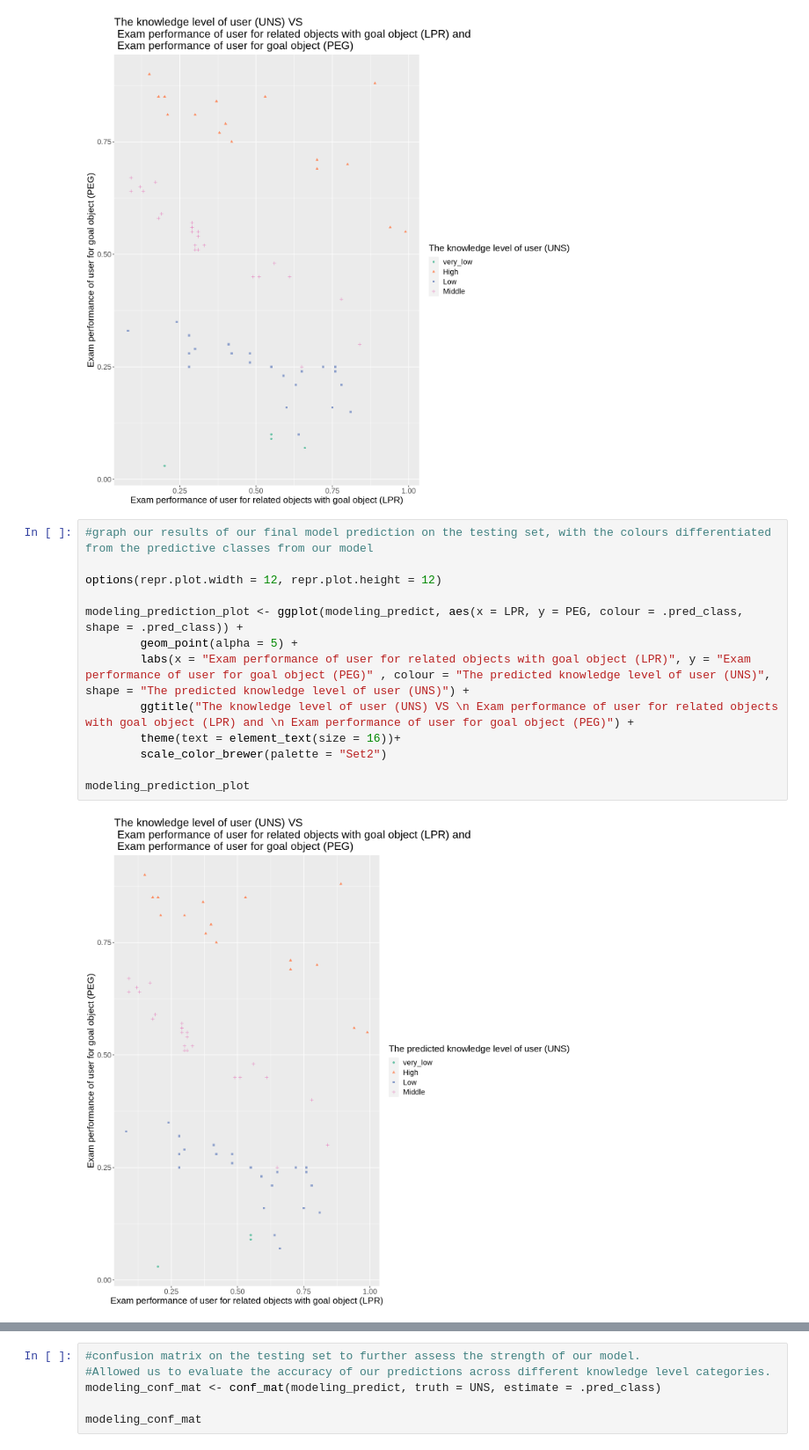
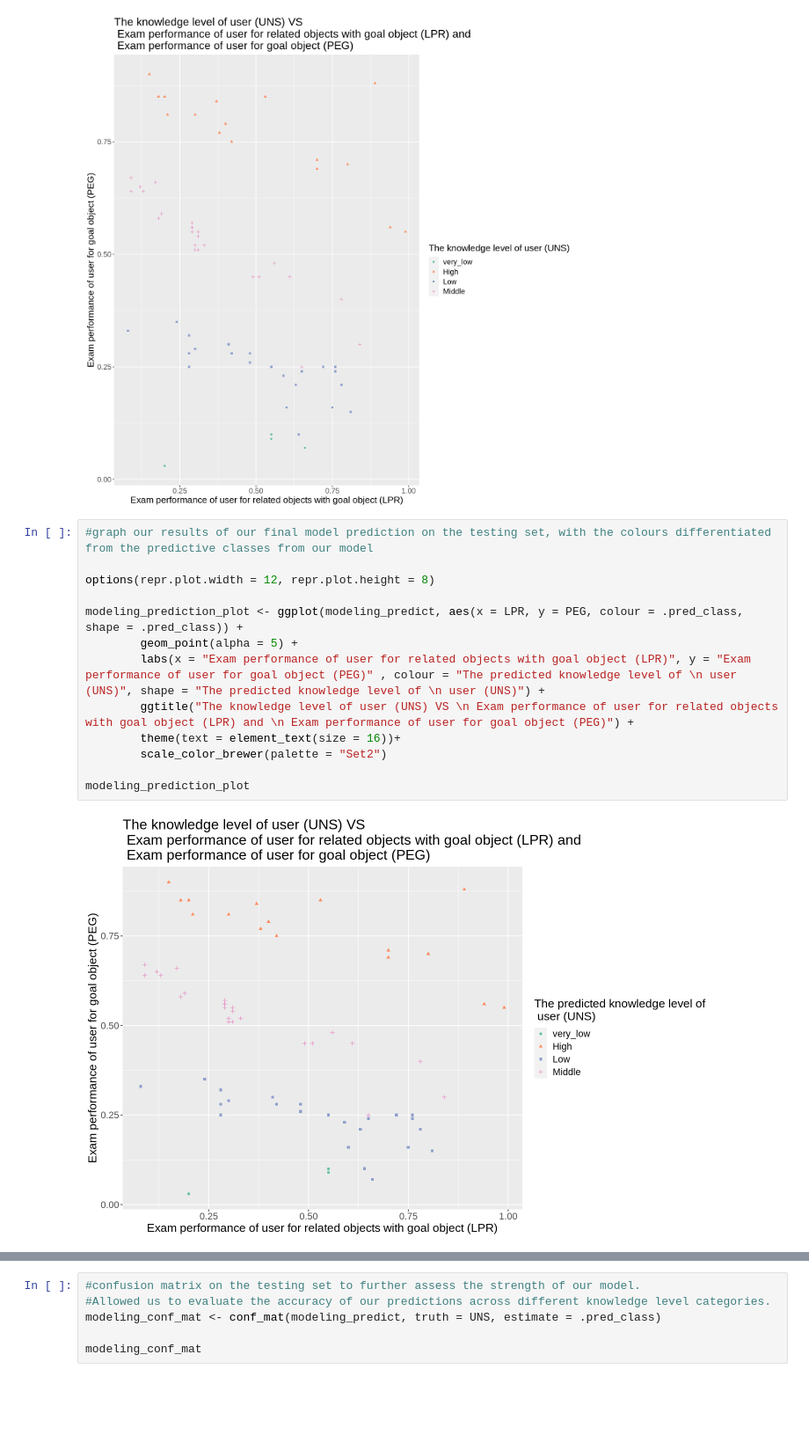
Before and after one commit to Anson-Chan-HK/DSCI-100-2023S1-4-PROJECT, a Jupyter notebook: actual_project.ipynb, the cells around one changed output, grey strips where cells are left out. Shown at 88% size. Drawn from its saved outputs; the diff is of its cells as text; blank space fills up the shorter version.

```diff
--- a/actual_project.ipynb
+++ b/actual_project.ipynb
@@ -480,16 +480,16 @@ modeling_testing_plot
 # %%
 #graph our results of our final model prediction on the testing set, with the colours differentiated from the predictive classes from our model
 
-options(repr.plot.width = 12, repr.plot.height = 12)
+options(repr.plot.width = 12, repr.plot.height = 8)
 
 modeling_prediction_plot <- ggplot(modeling_predict, aes(x = LPR, y = PEG, colour = .pred_class, shape = .pred_class)) +
         geom_point(alpha = 5) +
-        labs(x = "Exam performance of user for related objects with goal object (LPR)", y = "Exam performance of user for goal object (PEG)" , colour = "The predicted knowledge level of user (UNS)", shape = "The predicted knowledge level of user (UNS)") +
+        labs(x = "Exam performance of user for related objects with goal object (LPR)", y = "Exam performance of user for goal object (PEG)" , colour = "The predicted knowledge level of \n user (UNS)", shape = "The predicted knowledge level of \n user (UNS)") +
         ggtitle("The knowledge level of user (UNS) VS \n Exam performance of user for related objects with goal object (LPR) and \n Exam performance of user for goal object (PEG)") +
         theme(text = element_text(size = 16))+
         scale_color_brewer(palette = "Set2")
 
 modeling_prediction_plot
 # %% [output]
-[figure, old version]
+[figure, new version]
 # %%
```
Also changed, not shown: parts of 1 cell of this notebook.
